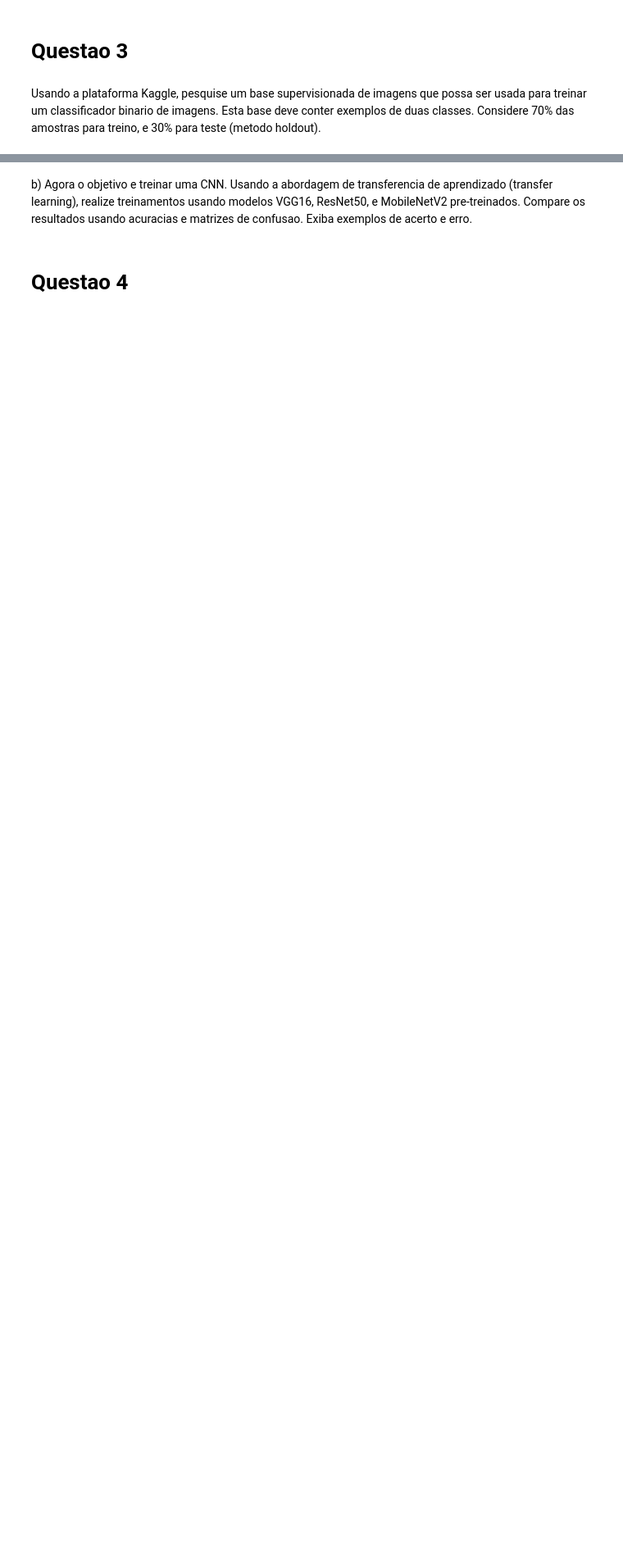
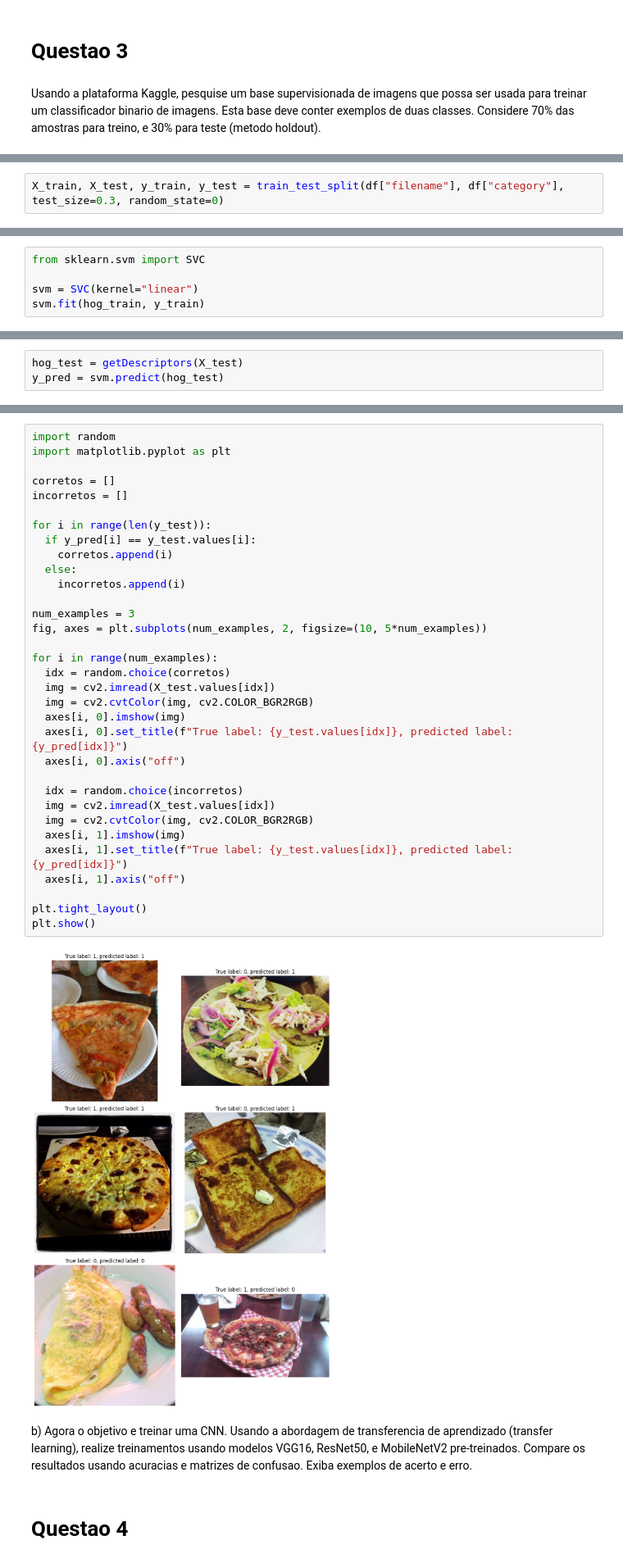
Before and after one commit to JonathanYuri/Computer-Vision, a Jupyter notebook: Lista4/lista.ipynb, the cells around one changed output, grey strips where cells are left out. Shown at 82% size. Cells and saved outputs as stored; diff of their text form; blank space fills up the shorter version.

```diff
--- a/Lista4/lista.ipynb
+++ b/Lista4/lista.ipynb
@@ -84,0 +130,2 @@ a) Usando OpenCV, extraia descritores HOG (Histogram of Gradients), e treine um
+# %%
+X_train, X_test, y_train, y_test = train_test_split(df["filename"], df["category"], test_size=0.3, random_state=0)
@@ -84,0 +149,5 @@ a) Usando OpenCV, extraia descritores HOG (Histogram of Gradients), e treine um
+# %%
+from sklearn.svm import SVC
+
+svm = SVC(kernel="linear")
+svm.fit(hog_train, y_train)
@@ -84,0 +156,3 @@ a) Usando OpenCV, extraia descritores HOG (Histogram of Gradients), e treine um
+# %%
+hog_test = getDescriptors(X_test)
+y_pred = svm.predict(hog_test)
@@ -85,3 +174,38 @@ a) Usando OpenCV, extraia descritores HOG (Histogram of Gradients), e treine um
+# %%
+import random
+import matplotlib.pyplot as plt
+
+corretos = []
+incorretos = []
+
+for i in range(len(y_test)):
+  if y_pred[i] == y_test.values[i]:
+    corretos.append(i)
+  else:
+    incorretos.append(i)
+
+num_examples = 3
+fig, axes = plt.subplots(num_examples, 2, figsize=(10, 5*num_examples))
+
+for i in range(num_examples):
+  idx = random.choice(corretos)
+  img = cv2.imread(X_test.values[idx])
+  img = cv2.cvtColor(img, cv2.COLOR_BGR2RGB)
+  axes[i, 0].imshow(img)
+  axes[i, 0].set_title(f"True label: {y_test.values[idx]}, predicted label: {y_pred[idx]}")
+  axes[i, 0].axis("off")
+
+  idx = random.choice(incorretos)
+  img = cv2.imread(X_test.values[idx])
+  img = cv2.cvtColor(img, cv2.COLOR_BGR2RGB)
+  axes[i, 1].imshow(img)
+  axes[i, 1].set_title(f"True label: {y_test.values[idx]}, predicted label: {y_pred[idx]}")
+  axes[i, 1].axis("off")
+
+plt.tight_layout()
+plt.show()
+# %% [output]
+[figure, added]
 # %% [markdown]
 b) Agora o objetivo e treinar uma CNN. Usando a abordagem de transferencia de aprendizado (transfer learning), realize treinamentos usando modelos VGG16, ResNet50, e MobileNetV2 pre-treinados. Compare os resultados usando acuracias e matrizes de confusao. Exiba exemplos de acerto e erro.
 # %% [markdown]
```
Also changed, not shown: parts of 6 cells of this notebook.
